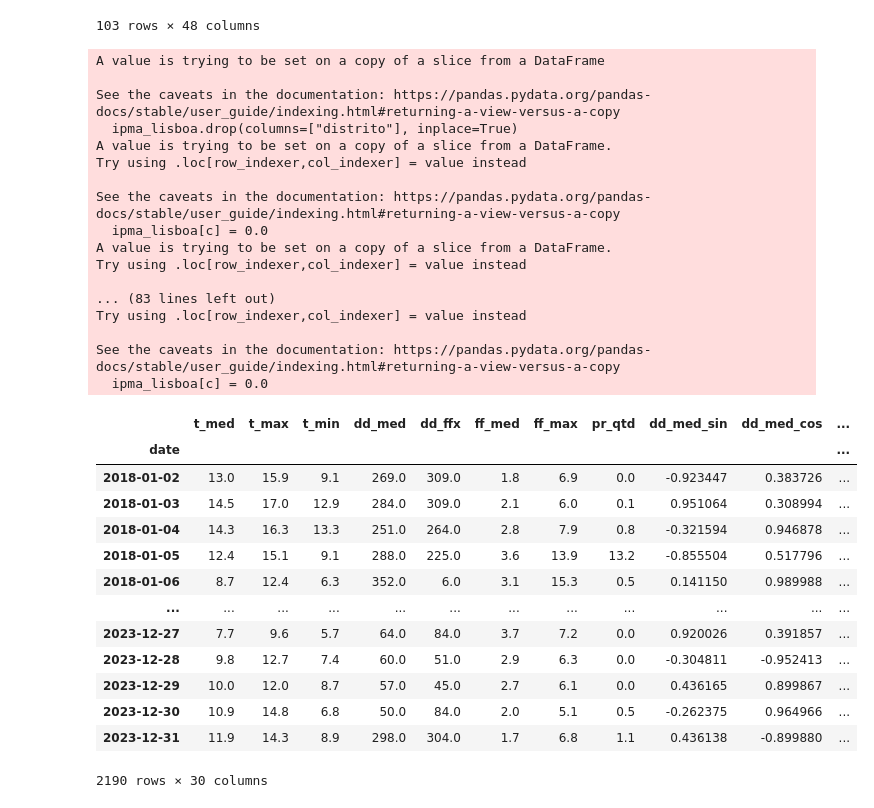
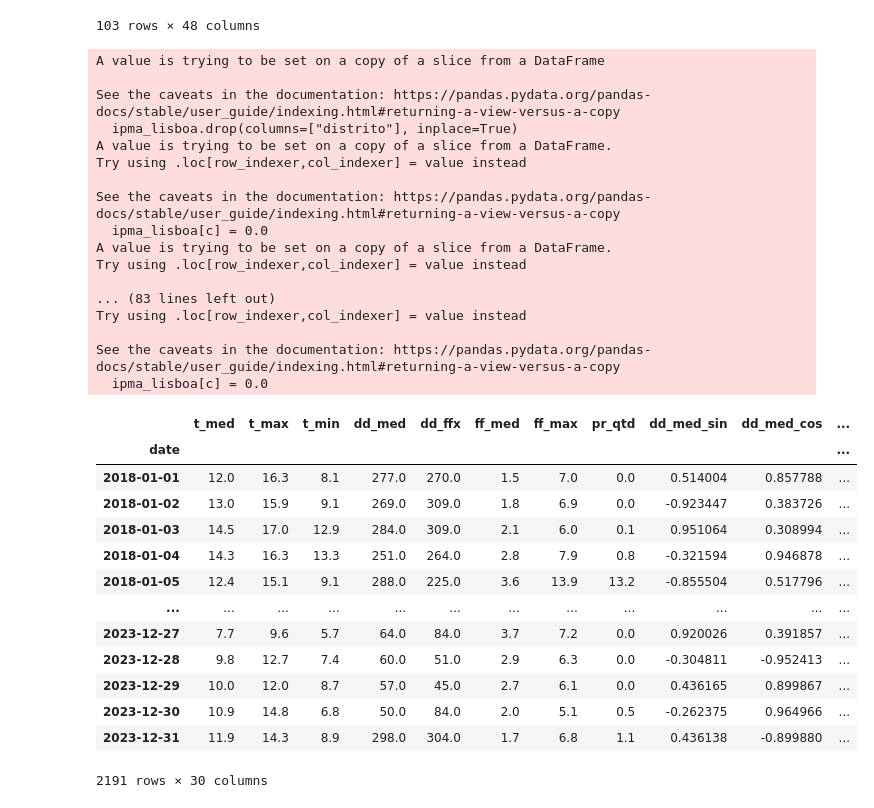
Before and after one commit to Vullkano/pfacd, a Jupyter notebook: src/modeling/modeling_cum.ipynb, the cells around one changed output. Cells and saved outputs as stored; diff of their text form; code cells hidden in the pictures.

```diff
--- a/src/modeling/modeling_cum.ipynb
+++ b/src/modeling/modeling_cum.ipynb
@@ -128,8 +128,6 @@ lisboa
 | 2878 | EDPD_2020_NOV_T_18 | LISBOA | 2020-11-13 | MT | Escavações | ... |
 103 rows × 48 columns
 # %%
-from eventdetector_ts import load_martian_bow_shock, FFN
-from eventdetector_ts.metamodel.meta_model import MetaModel
 from unidecode import unidecode
 def transform_concelhos(x):
   return unidecode(x).upper().replace(' ', '-')
@@ -137,7 +135,7 @@ def transform_concelhos(x):
 # first import data/dados_ipma/dados_ipma_imputado.feather
 ipma = clean_names(feather.read_feather(here("data/dados_ipma/dados_ipma_imputado.feather")))
 # filter > 2018
-ipma = ipma[ipma.date > "2018-01-01"]
+ipma = ipma[ipma.date >= "2018-01-01"]
 # filter to lisboa
 ipma.rename(columns={"estacao": "distrito"}, inplace=True)
 ipma.index = ipma.date
@@ -155,45 +153,45 @@ ipma_lisboa.drop(columns=["distrito"], inplace=True)
 not_event_related = ["densidade_populacional", "populacao_residente", "setor_primario", "setor_secundario", "setor_terciario", "indice_de_envelhecimento", "rural", "count_zonaa", "count_zonab", "count_zonac", "total_concelho_zonas", "percentagem_zonaa", "percentagem_zonab", "percentagem_zonac", "soma_degree_rede_concelho", "n_subestacoes_concelho",  "perc_prim", "perc_sec", "perc_terc"]
 for c in not_event_related:
   # join por ano
   ipma_lisboa[c] = 0.0
   for y in range(2018, 2023):
     # they don't change over time, only change evert year
     ipma_lisboa.loc[ipma_lisboa.index.year == y, c] = lisboa.loc[lisboa.data_do_incidente.dt.year == y, c].values[0]
 
 ipma_lisboa = ipma_lisboa.drop_constant_columns()
 ipma_lisboa
 # %% [output]
 A value is trying to be set on a copy of a slice from a DataFrame
 
 See the caveats in the documentation: https://pandas.pydata.org/pandas-docs/stable/user_guide/indexing.html#returning-a-view-versus-a-copy
   ipma_lisboa.drop(columns=["distrito"], inplace=True)
 A value is trying to be set on a copy of a slice from a DataFrame.
 Try using .loc[row_indexer,col_indexer] = value instead
 
 See the caveats in the documentation: https://pandas.pydata.org/pandas-docs/stable/user_guide/indexing.html#returning-a-view-versus-a-copy
   ipma_lisboa[c] = 0.0
 A value is trying to be set on a copy of a slice from a DataFrame.
 Try using .loc[row_indexer,col_indexer] = value instead
 
 ... (83 lines left out)
 Try using .loc[row_indexer,col_indexer] = value instead
 
 See the caveats in the documentation: https://pandas.pydata.org/pandas-docs/stable/user_guide/indexing.html#returning-a-view-versus-a-copy
   ipma_lisboa[c] = 0.0
 |  | t_med | t_max | t_min | dd_med | dd_ffx | ff_med | ff_max | pr_qtd | dd_med_sin | dd_med_cos | ... |
 | date |  |  |  |  |  |  |  |  |  |  | ... |
+| 2018-01-01 | 12.0 | 16.3 | 8.1 | 277.0 | 270.0 | 1.5 | 7.0 | 0.0 | 0.514004 | 0.857788 | ... |
 | 2018-01-02 | 13.0 | 15.9 | 9.1 | 269.0 | 309.0 | 1.8 | 6.9 | 0.0 | -0.923447 | 0.383726 | ... |
 | 2018-01-03 | 14.5 | 17.0 | 12.9 | 284.0 | 309.0 | 2.1 | 6.0 | 0.1 | 0.951064 | 0.308994 | ... |
 | 2018-01-04 | 14.3 | 16.3 | 13.3 | 251.0 | 264.0 | 2.8 | 7.9 | 0.8 | -0.321594 | 0.946878 | ... |
 | 2018-01-05 | 12.4 | 15.1 | 9.1 | 288.0 | 225.0 | 3.6 | 13.9 | 13.2 | -0.855504 | 0.517796 | ... |
-| 2018-01-06 | 8.7 | 12.4 | 6.3 | 352.0 | 6.0 | 3.1 | 15.3 | 0.5 | 0.141150 | 0.989988 | ... |
 | ... | ... | ... | ... | ... | ... | ... | ... | ... | ... | ... | ... |
 | 2023-12-27 | 7.7 | 9.6 | 5.7 | 64.0 | 84.0 | 3.7 | 7.2 | 0.0 | 0.920026 | 0.391857 | ... |
 | 2023-12-28 | 9.8 | 12.7 | 7.4 | 60.0 | 51.0 | 2.9 | 6.3 | 0.0 | -0.304811 | -0.952413 | ... |
 | 2023-12-29 | 10.0 | 12.0 | 8.7 | 57.0 | 45.0 | 2.7 | 6.1 | 0.0 | 0.436165 | 0.899867 | ... |
 | 2023-12-30 | 10.9 | 14.8 | 6.8 | 50.0 | 84.0 | 2.0 | 5.1 | 0.5 | -0.262375 | 0.964966 | ... |
 | 2023-12-31 | 11.9 | 14.3 | 8.9 | 298.0 | 304.0 | 1.7 | 6.8 | 1.1 | 0.436138 | -0.899880 | ... |
-2190 rows × 30 columns
+2191 rows × 30 columns
 # %%
 # remove from ipma_lisboa those
 for c in not_event_related + ["sen_ano", "cos_ano", "sen_mes", "cos_mes", "t_med", "t_max", "t_min", "dd_med", "dd_ffx", "ff_med", "ff_max", "pr_qtd"]:
```
Also changed, not shown: parts of 11 cells of this notebook, 3 other files.
